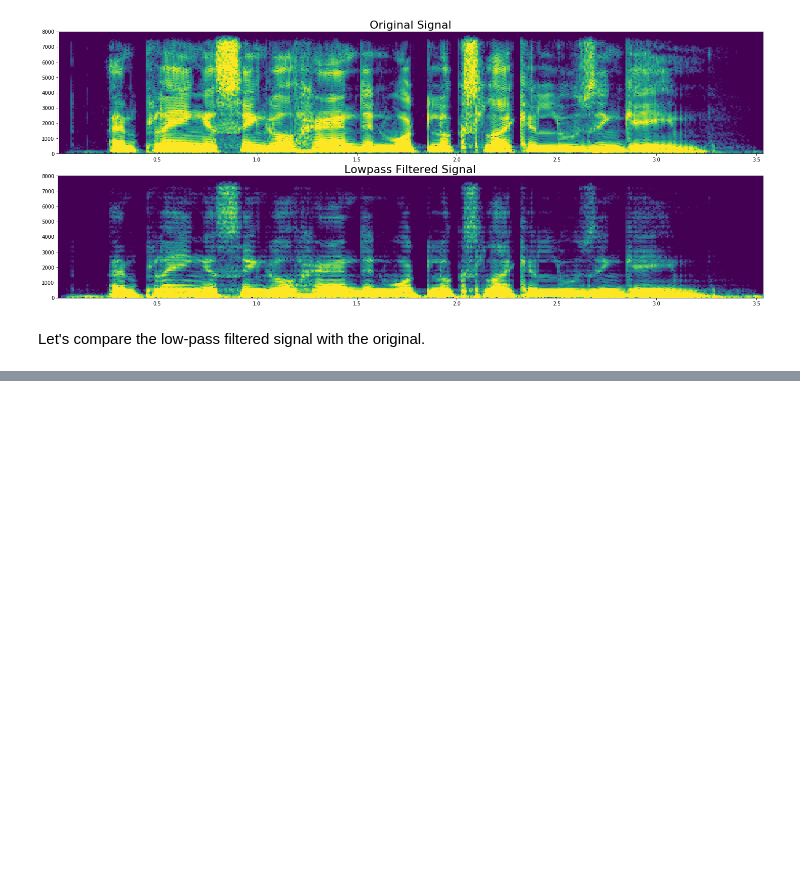
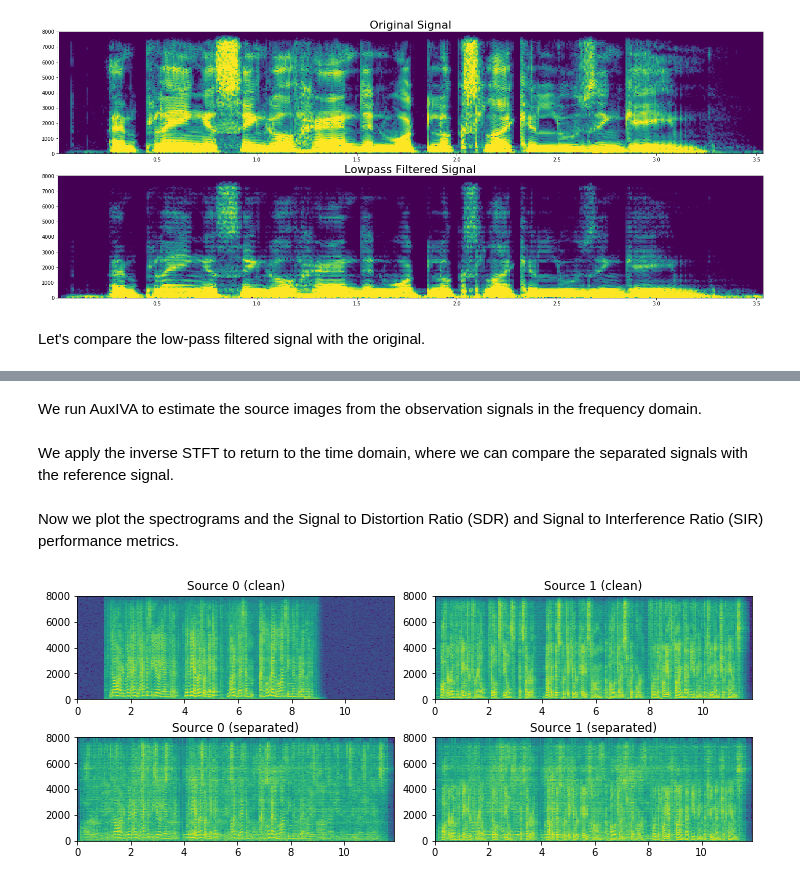
Before and after one commit to LCAV/pyroomacoustics, a Jupyter notebook: notebooks/pyroomacoustics_demo.ipynb, the cells around one changed output, grey strips where cells are left out. Cells and saved outputs as stored; diff of their text form; code cells hidden in the pictures; blank space fills up the shorter version.

```diff
--- a/notebooks/pyroomacoustics_demo.ipynb
+++ b/notebooks/pyroomacoustics_demo.ipynb
@@ -463,0 +471,13 @@ LPF'ed:
+# %%
+wav_files = [
+        ['../examples/input_samples/cmu_arctic_us_axb_a0004.wav',
+            '../examples/input_samples/cmu_arctic_us_axb_a0005.wav',
+            '../examples/input_samples/cmu_arctic_us_axb_a0006.wav',],
+        ['../examples/input_samples/cmu_arctic_us_aew_a0001.wav',
+            '../examples/input_samples/cmu_arctic_us_aew_a0002.wav',
+            '../examples/input_samples/cmu_arctic_us_aew_a0003.wav',]
+]
+
+signals = [ np.concatenate([wavfile.read(f)[1].astype(np.float32)
+        for f in source_files])
+for source_files in wav_files ]
@@ -463,0 +547,38 @@ LPF'ed:
+# %% [markdown]
+We run AuxIVA to estimate the source images from the observation signals in the frequency domain.
+# %%
+# Run AuxIVA
+Y = pra.bss.auxiva(X, n_iter=30, proj_back=True, callback=convergence_callback)
+# %% [markdown]
+We apply the inverse STFT to return to the time domain, where we can compare the separated signals with the reference signal.
+# %%
+# run iSTFT
+y = np.array([pra.istft(Y[:,:,ch], L, L, transform=np.fft.irfft, zp_front=L//2, zp_back=L//2) for ch in range(Y.shape[2])])
+
+# Compare SIR and SDR with our reference signal
+sdr, isr, sir, sar, perm = bss_eval_images(ref[:,:y.shape[1]-L//2,0], y[:,L//2:ref.shape[1]+L//2])
+# %% [markdown]
+Now we plot the spectrograms and the Signal to Distortion Ratio (SDR) and Signal to Interference Ratio (SIR) performance metrics.
+# %%
+fig = plt.figure()
+fig.set_size_inches(10,  4)
+
+plt.subplot(2,2,1)
+plt.specgram(ref[0,:,0], NFFT=1024, Fs=room.fs)
+plt.title('Source 0 (clean)')
+
+plt.subplot(2,2,2)
+plt.specgram(ref[1,:,0], NFFT=1024, Fs=room.fs)
+plt.title('Source 1 (clean)')
+
+plt.subplot(2,2,3)
+plt.specgram(y[perm[0],:], NFFT=1024, Fs=room.fs)
+plt.title('Source 0 (separated)')
+
+plt.subplot(2,2,4)
+plt.specgram(y[perm[1],:], NFFT=1024, Fs=room.fs)
+plt.title('Source 1 (separated)')
+
+plt.tight_layout(pad=0.5)
+# %% [output]
+[figure, added]
```
Also changed, not shown: parts of 17 cells of this notebook.
